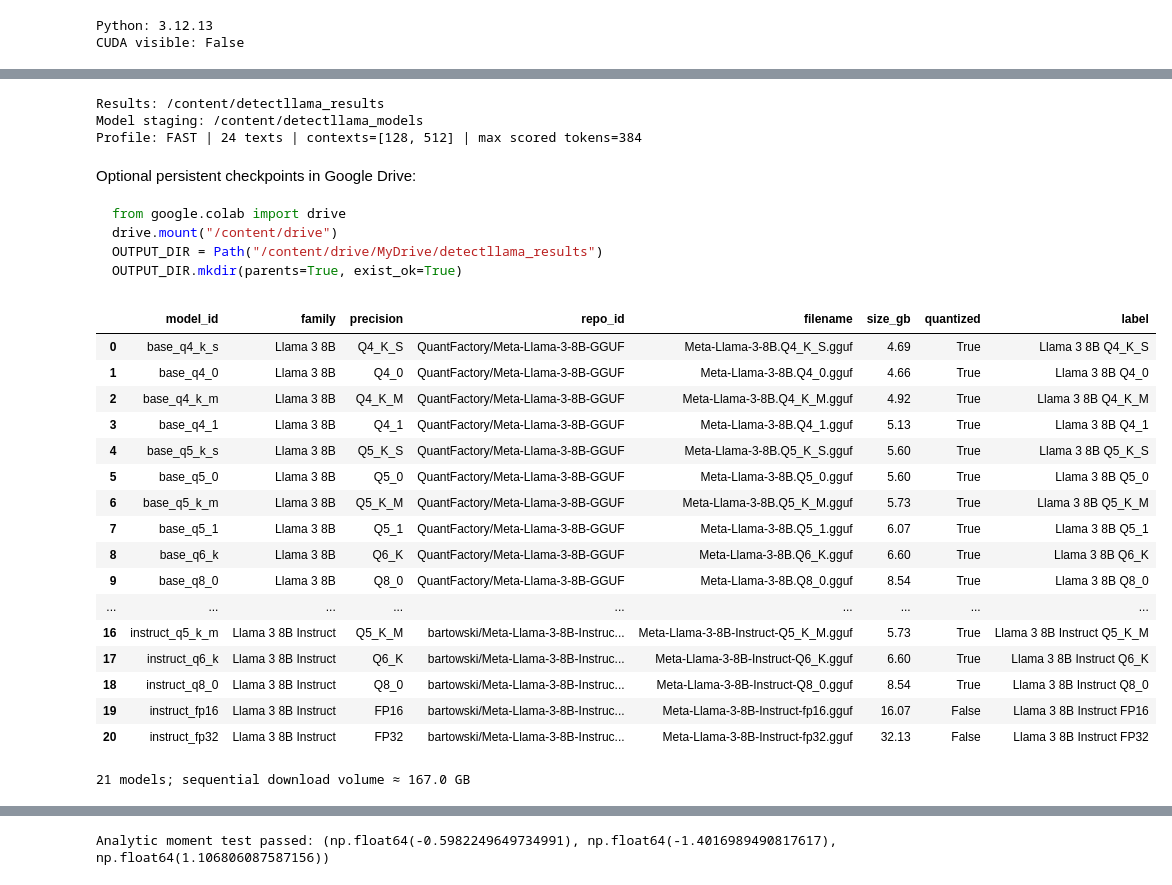
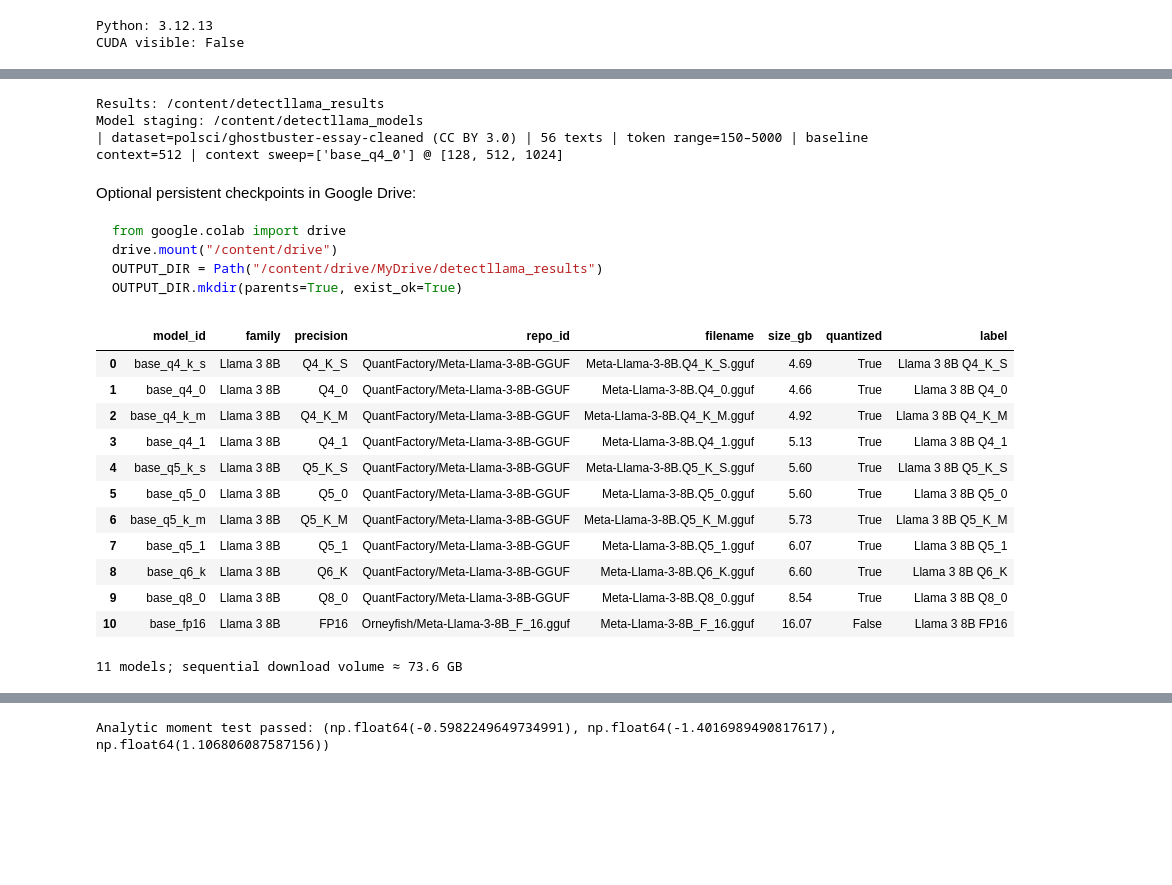
Before and after one commit to papo1011/DetectLlama, a Jupyter notebook: notebooks/benchmark.ipynb, the cells around one changed output, grey strips where cells are left out. Saved outputs shown, nothing was run; the diff lists cells and outputs as text; code cells hidden in the pictures; blank space fills up the shorter version.

Commit message:
feat(notebook): compute benchmark and quantization analysis

```diff
--- a/notebooks/benchmark.ipynb
+++ b/notebooks/benchmark.ipynb
@@ -127,21 +130,30 @@ per-class counts for final estimates and narrower uncertainty intervals.
 # %%
 SEED = 20260730
-FAST_MODE = True  # pochi minuti per quantizzazione; False per il benchmark esteso
-DATASET_ID = "andythetechnerd03/AI-human-text"
+DATASET_ID = "polsci/ghostbuster-essay-cleaned"
+DATASET_LICENSE = "CC BY 3.0"
 CALIBRATION_SPLIT = "train"
 EVALUATION_SPLIT = "test"
-CALIBRATION_PER_CLASS = 4 if FAST_MODE else 30
-EVALUATION_PER_CLASS = 8 if FAST_MODE else 60
-CANDIDATE_MULTIPLIER = 8
-MIN_CHARACTERS = 100
+CALIBRATION_PER_CLASS = 12  # 24 total: 3 per class in each length band
+EVALUATION_PER_CLASS = 16   # 32 total: 4 per class in each length band
+MIN_TEXT_TOKENS = 150
+MAX_TEXT_TOKENS = 5_000
+TOKEN_LENGTH_BANDS = [
+    ("150–399", 150, 399),
+    ("400–699", 400, 699),
+    ("700–1024", 700, 1_024),
+    ("1025–5000", 1_025, 5_000),
+]
+CANDIDATES_PER_CHAR_BAND = 500
+LONG_BAND_CANDIDATES = 5_000
 DELETE_DATASET_AFTER_SAMPLING = True
 
-CONTEXT_LENGTHS = [128, 512] if FAST_MODE else [128, 256, 512, 1024]
-BASELINE_CONTEXT = max(CONTEXT_LENGTHS)
-MAX_SCORED_TOKENS = 384 if FAST_MODE else None
+CONTEXT_LENGTHS = [128, 512, 1024]
+BASELINE_CONTEXT = 512
+CONTEXT_SWEEP_MODEL_IDS = {"base_q4_0"}
+MAX_SCORED_TOKENS = MAX_TEXT_TOKENS
 MAX_WINDOW_OVERLAP = 256
-LOGIT_BLOCK_ROWS = 16 if FAST_MODE else 4
-MOMENT_DTYPE = np.float32 if FAST_MODE else np.float64
+LOGIT_BLOCK_ROWS = 16
+MOMENT_DTYPE = np.float32
 
 MODELS_TO_RUN = "all"
 N_GPU_LAYERS = -1  # all layers; use 0 for CPU or a smaller positive partial offload
@@ -155,7 +167,10 @@ BOOTSTRAP_REPEATS = 2_000
 IN_COLAB = "google.colab" in sys.modules
 OUTPUT_DIR = Path("/content/detectllama_results" if IN_COLAB else "detectllama_results")
 MODEL_DIR = Path("/content/detectllama_models" if IN_COLAB else "detectllama_models")
-DATASET_DIR = Path("/content/detectllama_dataset" if IN_COLAB else "detectllama_dataset")
+DATASET_ROOT = Path(
+    "/content/detectllama_dataset" if IN_COLAB else "detectllama_dataset"
+)
+DATASET_DIR = DATASET_ROOT / DATASET_ID.replace("/", "__")
 OUTPUT_DIR.mkdir(parents=True, exist_ok=True)
 MODEL_DIR.mkdir(parents=True, exist_ok=True)
 DATASET_DIR.mkdir(parents=True, exist_ok=True)
@@ -163,19 +178,27 @@ DATASET_DIR.mkdir(parents=True, exist_ok=True)
 assert CONTEXT_LENGTHS == sorted(set(CONTEXT_LENGTHS))
 assert BASELINE_CONTEXT in CONTEXT_LENGTHS
 assert min(CONTEXT_LENGTHS) >= 3
+assert MIN_TEXT_TOKENS >= 150
+assert TOKEN_LENGTH_BANDS[0][1] == MIN_TEXT_TOKENS
+assert TOKEN_LENGTH_BANDS[-1][2] == MAX_TEXT_TOKENS
+assert all(
+    left[2] + 1 == right[1]
+    for left, right in zip(TOKEN_LENGTH_BANDS, TOKEN_LENGTH_BANDS[1:])
+)
 
 print("Results:", OUTPUT_DIR.resolve())
 print("Model staging:", MODEL_DIR.resolve())
 print(
-    "Profile:", "FAST" if FAST_MODE else "FULL",
+    f"| dataset={DATASET_ID} ({DATASET_LICENSE})",
     f"| {2 * (CALIBRATION_PER_CLASS + EVALUATION_PER_CLASS)} texts",
-    f"| contexts={CONTEXT_LENGTHS}",
-    f"| max scored tokens={MAX_SCORED_TOKENS or 'unlimited'}",
+    f"| token range={MIN_TEXT_TOKENS}–{MAX_TEXT_TOKENS}",
+    f"| baseline context={BASELINE_CONTEXT}",
+    f"| context sweep={sorted(CONTEXT_SWEEP_MODEL_IDS)} @ {CONTEXT_LENGTHS}",
 )
 # %% [output]
 Results: /content/detectllama_results
 Model staging: /content/detectllama_models
-Profile: FAST | 24 texts | contexts=[128, 512] | max scored tokens=384
+| dataset=polsci/ghostbuster-essay-cleaned (CC BY 3.0) | 56 texts | token range=150–5000 | baseline context=512 | context sweep=['base_q4_0'] @ [128, 512, 1024]
 # %% [markdown]
 Optional persistent checkpoints in Google Drive:
 
@@ -205,7 +228,6 @@ class ModelSpec:
 
 
 BASE_REPO = "QuantFactory/Meta-Llama-3-8B-GGUF"
-INSTRUCT_REPO = "bartowski/Meta-Llama-3-8B-Instruct-GGUF"
 
 MODEL_CATALOG = [
     ModelSpec("base_q4_k_s", "Llama 3 8B", "Q4_K_S", BASE_REPO, "Meta-Llama-3-8B.Q4_K_S.gguf", 4.69),
@@ -225,50 +247,35 @@ MODEL_CATALOG = [
         "Orneyfish/Meta-Llama-3-8B_F_16.gguf",
         "Meta-Llama-3-8B_F_16.gguf",
         16.07,
     ),
-    ModelSpec("instruct_iq4_xs", "Llama 3 8B Instruct", "IQ4_XS", INSTRUCT_REPO, "Meta-Llama-3-8B-Instruct-IQ4_XS.gguf", 4.45),
-    ModelSpec("instruct_iq4_nl", "Llama 3 8B Instruct", "IQ4_NL", INSTRUCT_REPO, "Meta-Llama-3-8B-Instruct-IQ4_NL.gguf", 4.68),
-    ModelSpec("instruct_q4_k_s", "Llama 3 8B Instruct", "Q4_K_S", INSTRUCT_REPO, "Meta-Llama-3-8B-Instruct-Q4_K_S.gguf", 4.69),
-    ModelSpec("instruct_q4_k_m", "Llama 3 8B Instruct", "Q4_K_M", INSTRUCT_REPO, "Meta-Llama-3-8B-Instruct-Q4_K_M.gguf", 4.92),
-    ModelSpec("instruct_q5_k_s", "Llama 3 8B Instruct", "Q5_K_S", INSTRUCT_REPO, "Meta-Llama-3-8B-Instruct-Q5_K_S.gguf", 5.60),
-    ModelSpec("instruct_q5_k_m", "Llama 3 8B Instruct", "Q5_K_M", INSTRUCT_REPO, "Meta-Llama-3-8B-Instruct-Q5_K_M.gguf", 5.73),
-    ModelSpec("instruct_q6_k", "Llama 3 8B Instruct", "Q6_K", INSTRUCT_REPO, "Meta-Llama-3-8B-Instruct-Q6_K.gguf", 6.60),
-    ModelSpec("instruct_q8_0", "Llama 3 8B Instruct", "Q8_0", INSTRUCT_REPO, "Meta-Llama-3-8B-Instruct-Q8_0.gguf", 8.54),
-    ModelSpec("instruct_fp16", "Llama 3 8B Instruct", "FP16", INSTRUCT_REPO, "Meta-Llama-3-8B-Instruct-fp16.gguf", 16.07),
-    ModelSpec("instruct_fp32", "Llama 3 8B Instruct", "FP32", INSTRUCT_REPO, "Meta-Llama-3-8B-Instruct-fp32.gguf", 32.13),
 ]
 
 catalog_df = pd.DataFrame(
     [
         {
             **asdict(model),
             "quantized": model.quantized,
             "label": model.label,
         }
         for model in MODEL_CATALOG
     ]
 )
 display(catalog_df)
 print(f"{len(MODEL_CATALOG)} models; sequential download volume ≈ {catalog_df.size_gb.sum():.1f} GB")
 # %% [output]
 |  | model_id | family | precision | repo_id | filename | size_gb | quantized | label |
 | 0 | base_q4_k_s | Llama 3 8B | Q4_K_S | QuantFactory/Meta-Llama-3-8B-GGUF | Meta-Llama-3-8B.Q4_K_S.gguf | 4.69 | True | Llama 3 8B Q4_K_S |
 | 1 | base_q4_0 | Llama 3 8B | Q4_0 | QuantFactory/Meta-Llama-3-8B-GGUF | Meta-Llama-3-8B.Q4_0.gguf | 4.66 | True | Llama 3 8B Q4_0 |
 | 2 | base_q4_k_m | Llama 3 8B | Q4_K_M | QuantFactory/Meta-Llama-3-8B-GGUF | Meta-Llama-3-8B.Q4_K_M.gguf | 4.92 | True | Llama 3 8B Q4_K_M |
 | 3 | base_q4_1 | Llama 3 8B | Q4_1 | QuantFactory/Meta-Llama-3-8B-GGUF | Meta-Llama-3-8B.Q4_1.gguf | 5.13 | True | Llama 3 8B Q4_1 |
 | 4 | base_q5_k_s | Llama 3 8B | Q5_K_S | QuantFactory/Meta-Llama-3-8B-GGUF | Meta-Llama-3-8B.Q5_K_S.gguf | 5.60 | True | Llama 3 8B Q5_K_S |
 | 5 | base_q5_0 | Llama 3 8B | Q5_0 | QuantFactory/Meta-Llama-3-8B-GGUF | Meta-Llama-3-8B.Q5_0.gguf | 5.60 | True | Llama 3 8B Q5_0 |
 | 6 | base_q5_k_m | Llama 3 8B | Q5_K_M | QuantFactory/Meta-Llama-3-8B-GGUF | Meta-Llama-3-8B.Q5_K_M.gguf | 5.73 | True | Llama 3 8B Q5_K_M |
 | 7 | base_q5_1 | Llama 3 8B | Q5_1 | QuantFactory/Meta-Llama-3-8B-GGUF | Meta-Llama-3-8B.Q5_1.gguf | 6.07 | True | Llama 3 8B Q5_1 |
 | 8 | base_q6_k | Llama 3 8B | Q6_K | QuantFactory/Meta-Llama-3-8B-GGUF | Meta-Llama-3-8B.Q6_K.gguf | 6.60 | True | Llama 3 8B Q6_K |
 | 9 | base_q8_0 | Llama 3 8B | Q8_0 | QuantFactory/Meta-Llama-3-8B-GGUF | Meta-Llama-3-8B.Q8_0.gguf | 8.54 | True | Llama 3 8B Q8_0 |
-| ... | ... | ... | ... | ... | ... | ... | ... | ... |
-| 16 | instruct_q5_k_m | Llama 3 8B Instruct | Q5_K_M | bartowski/Meta-Llama-3-8B-Instruc... | Meta-Llama-3-8B-Instruct-Q5_K_M.gguf | 5.73 | True | Llama 3 8B Instruct Q5_K_M |
-| 17 | instruct_q6_k | Llama 3 8B Instruct | Q6_K | bartowski/Meta-Llama-3-8B-Instruc... | Meta-Llama-3-8B-Instruct-Q6_K.gguf | 6.60 | True | Llama 3 8B Instruct Q6_K |
-| 18 | instruct_q8_0 | Llama 3 8B Instruct | Q8_0 | bartowski/Meta-Llama-3-8B-Instruc... | Meta-Llama-3-8B-Instruct-Q8_0.gguf | 8.54 | True | Llama 3 8B Instruct Q8_0 |
-| 19 | instruct_fp16 | Llama 3 8B Instruct | FP16 | bartowski/Meta-Llama-3-8B-Instruc... | Meta-Llama-3-8B-Instruct-fp16.gguf | 16.07 | False | Llama 3 8B Instruct FP16 |
-| 20 | instruct_fp32 | Llama 3 8B Instruct | FP32 | bartowski/Meta-Llama-3-8B-Instruc... | Meta-Llama-3-8B-Instruct-fp32.gguf | 32.13 | False | Llama 3 8B Instruct FP32 |
+| 10 | base_fp16 | Llama 3 8B | FP16 | Orneyfish/Meta-Llama-3-8B_F_16.gguf | Meta-Llama-3-8B_F_16.gguf | 16.07 | False | Llama 3 8B FP16 |
-21 models; sequential download volume ≈ 167.0 GB
+11 models; sequential download volume ≈ 73.6 GB
 # %%
 if MODELS_TO_RUN == "all":
     selected_models = MODEL_CATALOG
```
Also changed, not shown: parts of 30 cells of this notebook.
